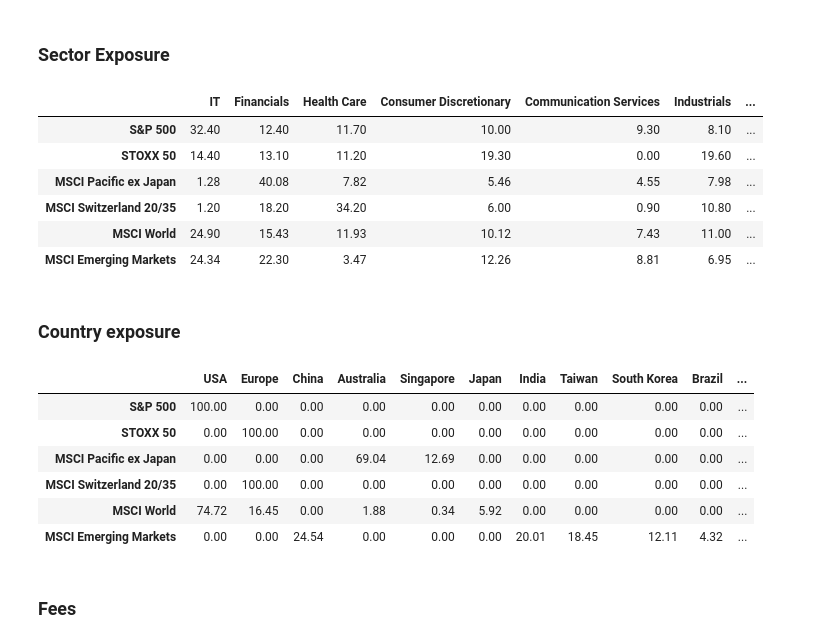
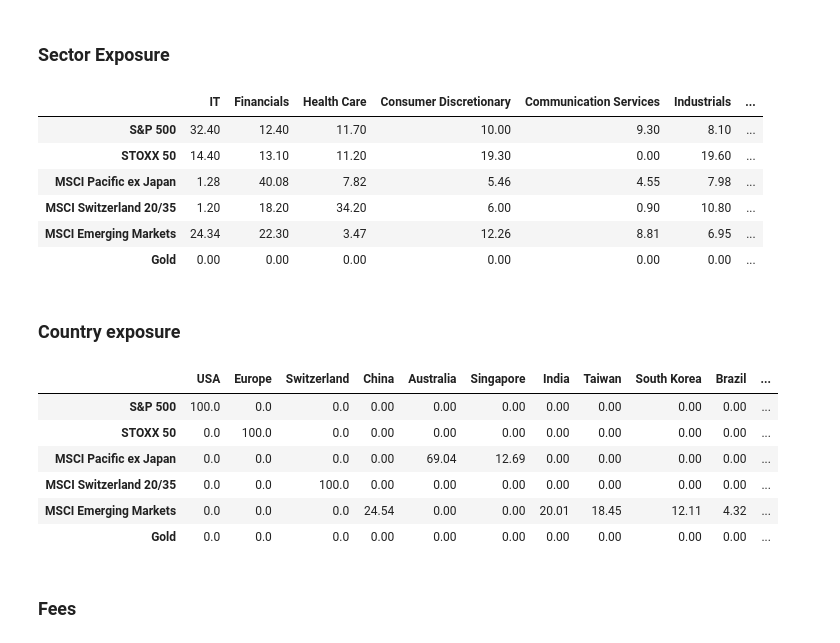
Before and after one commit to QuantDreamGit/ETF, a Jupyter notebook: Research/component_analysis/component_analysis.ipynb, the cells around one changed output. Cells and saved outputs as stored; diff of their text form; code cells hidden in the pictures.

```diff
--- a/Research/component_analysis/component_analysis.ipynb
+++ b/Research/component_analysis/component_analysis.ipynb
@@ -13,24 +18,25 @@ from plotly.subplots import make_subplots
 ### Sector Exposure
 # %%
 sector_exposure = pd.DataFrame({
-    'IT': [32.40, 14.40, 1.28, 1.20, 24.90, 24.34],
-    'Financials': [12.40, 13.10, 40.08, 18.20, 15.43, 22.30],
-    'Health Care': [11.70, 11.20, 7.82, 34.20, 11.93, 3.47],
-    'Consumer Discretionary': [10.00, 19.30, 5.46, 6.00, 10.12, 12.26],
-    'Communication Services': [9.30, 0.00, 4.55, 0.90, 7.43, 8.81],
-    'Industrials': [8.10, 19.60, 7.98, 10.80, 11.00, 6.95],
-    'Consumer staples': [5.80, 8.90, 3.57, 18.90, 6.36, 5.30],
-    'Energy': [3.60, 6.60, 3.09, 0.00, 4.26, 5.14],
-    'Utilities': [2.30, 3.90, 3.60, 0.20, 2.55, 3.07],
-    'Real Estate': [2.20, 0.00, 8.54, 0.50, 2.21, 1.47],
-    'Materials': [2.20, 3.00, 13.60, 9.30, 3.72, 6.90]
+    'IT': [32.40, 14.40, 1.28, 1.20, 24.34, 0.00],
+    'Financials': [12.40, 13.10, 40.08, 18.20, 22.30, 0.00],
+    'Health Care': [11.70, 11.20, 7.82, 34.20, 3.47, 0.00],
+    'Consumer Discretionary': [10.00, 19.30, 5.46, 6.00, 12.26, 0.00],
+    'Communication Services': [9.30, 0.00, 4.55, 0.90, 8.81, 0.00],
+    'Industrials': [8.10, 19.60, 7.98, 10.80, 6.95, 0.00],
+    'Consumer staples': [5.80, 8.90, 3.57, 18.90, 5.30, 0.00],
+    'Energy': [3.60, 6.60, 3.09, 0.00, 5.14, 0.00],
+    'Utilities': [2.30, 3.90, 3.60, 0.20, 3.07, 0.00],
+    'Real Estate': [2.20, 0.00, 8.54, 0.50, 1.47, 0.00],
+    'Materials': [2.20, 3.00, 13.60, 9.30, 6.90, 0.00],
+    'Gold': [0, 0, 0, 0, 0, 100.00]
 }, index=[
     'S&P 500',
     'STOXX 50',
     'MSCI Pacific ex Japan',
     'MSCI Switzerland 20/35',
-    'MSCI World',
-    'MSCI Emerging Markets'
+    'MSCI Emerging Markets',
+    'Gold'
 ])
 
 sector_exposure
@@ -40,8 +46,8 @@ sector_exposure
 | STOXX 50 | 14.40 | 13.10 | 11.20 | 19.30 | 0.00 | 19.60 | ... |
 | MSCI Pacific ex Japan | 1.28 | 40.08 | 7.82 | 5.46 | 4.55 | 7.98 | ... |
 | MSCI Switzerland 20/35 | 1.20 | 18.20 | 34.20 | 6.00 | 0.90 | 10.80 | ... |
-| MSCI World | 24.90 | 15.43 | 11.93 | 10.12 | 7.43 | 11.00 | ... |
 | MSCI Emerging Markets | 24.34 | 22.30 | 3.47 | 12.26 | 8.81 | 6.95 | ... |
+| Gold | 0.00 | 0.00 | 0.00 | 0.00 | 0.00 | 0.00 | ... |
 # %%
 # Plot the sector exposure of the ETFs
 fig = px.bar(sector_exposure, barmode='stack')
@@ -58,37 +64,38 @@ fig.show()
 ### Country exposure
 # %%
 country_exposure = pd.DataFrame({
-    'USA': [100.00, 0.00, 0.00, 0.00, 74.72, 0.00],
-    'Europe': [0.00, 100.00, 0.00, 100.00, 16.45, 0.00],
-    'China': [0.00, 0.00, 0.00, 0.00, 0.00, 24.54],
-    'Australia': [0.00, 0.00, 69.04, 0.00, 1.88, 0.00],
-    'Singapore': [0.00, 0.00, 12.69, 0.00, 0.34, 0.00],
-    'Japan': [0.00, 0.00, 0.00, 0.00, 5.92, 0.00],
-    'India': [0.00, 0.00, 0.00, 0.00, 0.00, 20.01],
-    'Taiwan': [0.00, 0.00, 0.00, 0.00, 0.00, 18.45],
-    'South Korea': [0.00, 0.00, 0.00, 0.00, 0.00, 12.11],
-    'Brazil': [0.00, 0.00, 0.00, 0.00, 0.00, 4.32],
-    'Hong Kong': [0.00, 0.00, 16.21, 0.00, 0.45, 0.00],
-    'New Zeland': [0.00, 0.00, 1.62, 0.00, 0.04, 0.00],
-    'Other': [0.00, 0.00, 0.00, 0.00, 0.20, 20.58]
+    'USA': [100.00, 0.00, 0.00, 0.00, 0.00, 0.00],
+    'Europe': [0.00, 100.00, 0.00, 0.00, 0.00, 0.00],
+    'Switzerland': [0.00, 0.00, 0.00, 100.00, 0.00, 0.00],
+    'China': [0.00, 0.00, 0.00, 0.00, 24.54, 0.00],
+    'Australia': [0.00, 0.00, 69.04, 0.00, 0.00, 0.00],
+    'Singapore': [0.00, 0.00, 12.69, 0.00, 0.00, 0.00],
+    'India': [0.00, 0.00, 0.00, 0.00, 20.01, 0.00],
+    'Taiwan': [0.00, 0.00, 0.00, 0.00, 18.45, 0.00],
+    'South Korea': [0.00, 0.00, 0.00, 0.00, 12.11, 0.00],
+    'Brazil': [0.00, 0.00, 0.00, 0.00, 4.32, 0.00],
+    'Hong Kong': [0.00, 0.00, 16.21, 0.00, 0.00, 0.00],
+    'New Zeland': [0.00, 0.00, 1.62, 0.00, 0.00, 0.00],
+    'Other': [0.00, 0.00, 0.00, 0.00, 20.58, 0.00],
+    'None': [0.00, 0.00, 0.00, 0.00, 0.00, 100.00]
 }, index=[
     'S&P 500',
     'STOXX 50',
     'MSCI Pacific ex Japan',
     'MSCI Switzerland 20/35',
-    'MSCI World',
-    'MSCI Emerging Markets'
+    'MSCI Emerging Markets',
+    'Gold'
 ])
 
 country_exposure
 # %% [output]
-|  | USA | Europe | China | Australia | Singapore | Japan | India | Taiwan | South Korea | Brazil | ... |
-| S&P 500 | 100.00 | 0.00 | 0.00 | 0.00 | 0.00 | 0.00 | 0.00 | 0.00 | 0.00 | 0.00 | ... |
-| STOXX 50 | 0.00 | 100.00 | 0.00 | 0.00 | 0.00 | 0.00 | 0.00 | 0.00 | 0.00 | 0.00 | ... |
-| MSCI Pacific ex Japan | 0.00 | 0.00 | 0.00 | 69.04 | 12.69 | 0.00 | 0.00 | 0.00 | 0.00 | 0.00 | ... |
-| MSCI Switzerland 20/35 | 0.00 | 100.00 | 0.00 | 0.00 | 0.00 | 0.00 | 0.00 | 0.00 | 0.00 | 0.00 | ... |
-| MSCI World | 74.72 | 16.45 | 0.00 | 1.88 | 0.34 | 5.92 | 0.00 | 0.00 | 0.00 | 0.00 | ... |
-| MSCI Emerging Markets | 0.00 | 0.00 | 24.54 | 0.00 | 0.00 | 0.00 | 20.01 | 18.45 | 12.11 | 4.32 | ... |
+|  | USA | Europe | Switzerland | China | Australia | Singapore | India | Taiwan | South Korea | Brazil | ... |
+| S&P 500 | 100.0 | 0.0 | 0.0 | 0.00 | 0.00 | 0.00 | 0.00 | 0.00 | 0.00 | 0.00 | ... |
+| STOXX 50 | 0.0 | 100.0 | 0.0 | 0.00 | 0.00 | 0.00 | 0.00 | 0.00 | 0.00 | 0.00 | ... |
+| MSCI Pacific ex Japan | 0.0 | 0.0 | 0.0 | 0.00 | 69.04 | 12.69 | 0.00 | 0.00 | 0.00 | 0.00 | ... |
+| MSCI Switzerland 20/35 | 0.0 | 0.0 | 100.0 | 0.00 | 0.00 | 0.00 | 0.00 | 0.00 | 0.00 | 0.00 | ... |
+| MSCI Emerging Markets | 0.0 | 0.0 | 0.0 | 24.54 | 0.00 | 0.00 | 20.01 | 18.45 | 12.11 | 4.32 | ... |
+| Gold | 0.0 | 0.0 | 0.0 | 0.00 | 0.00 | 0.00 | 0.00 | 0.00 | 0.00 | 0.00 | ... |
 # %% [markdown]
 ### Fees
 # %%
```
Also changed, not shown: parts of 20 cells of this notebook, 12 other files.
